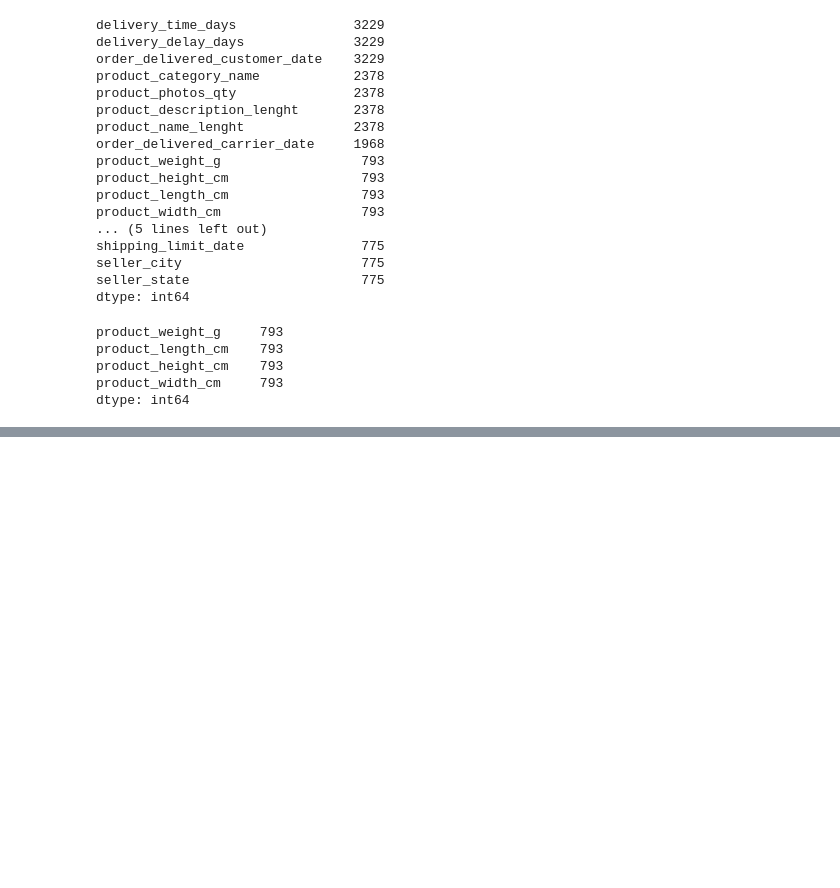
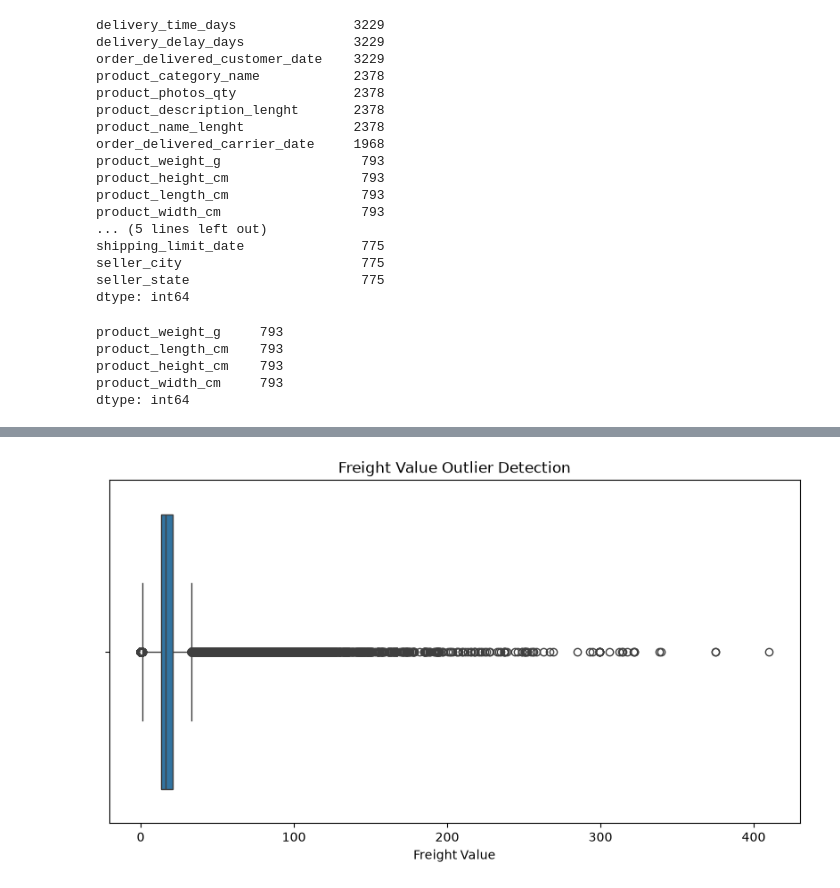
Before and after one commit to DRPatel75/Logistics_Data_Analysis, a Jupyter notebook: notebooks/02_data_cleaning.ipynb, the cells around one changed output, grey strips where cells are left out. Cells and saved outputs as stored; diff of their text form; code cells hidden in the pictures; blank space fills up the shorter version.

```diff
--- a/notebooks/02_data_cleaning.ipynb
+++ b/notebooks/02_data_cleaning.ipynb
@@ -459,0 +472,12 @@ final_data['product_category_name'] = (
+# %%
+plt.figure(figsize=(10, 5))
+
+sns.boxplot(
+    x=final_data['freight_value'].dropna()
+)
+
+plt.title('Freight Value Outlier Detection')
+plt.xlabel('Freight Value')
+plt.show()
+# %% [output]
+[figure, added]
```
Also changed, not shown: parts of 1 cell of this notebook.
